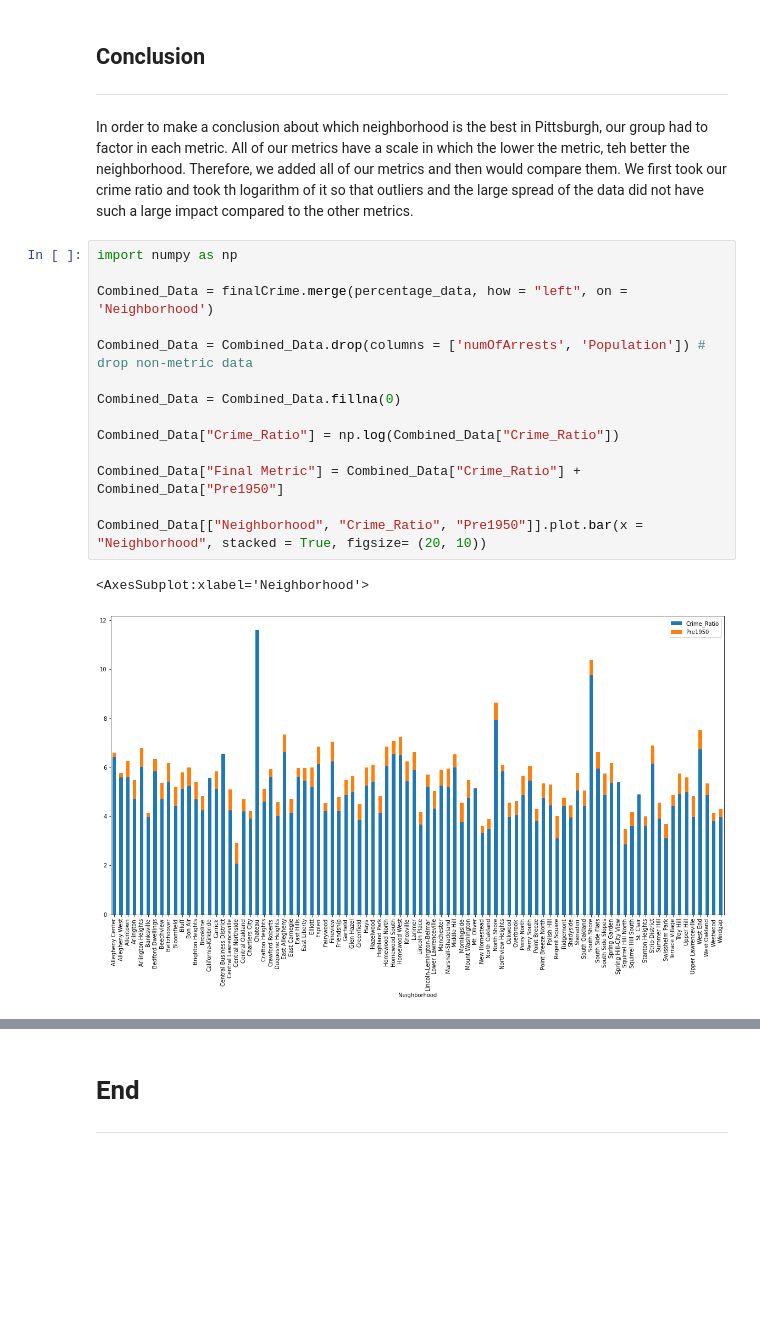
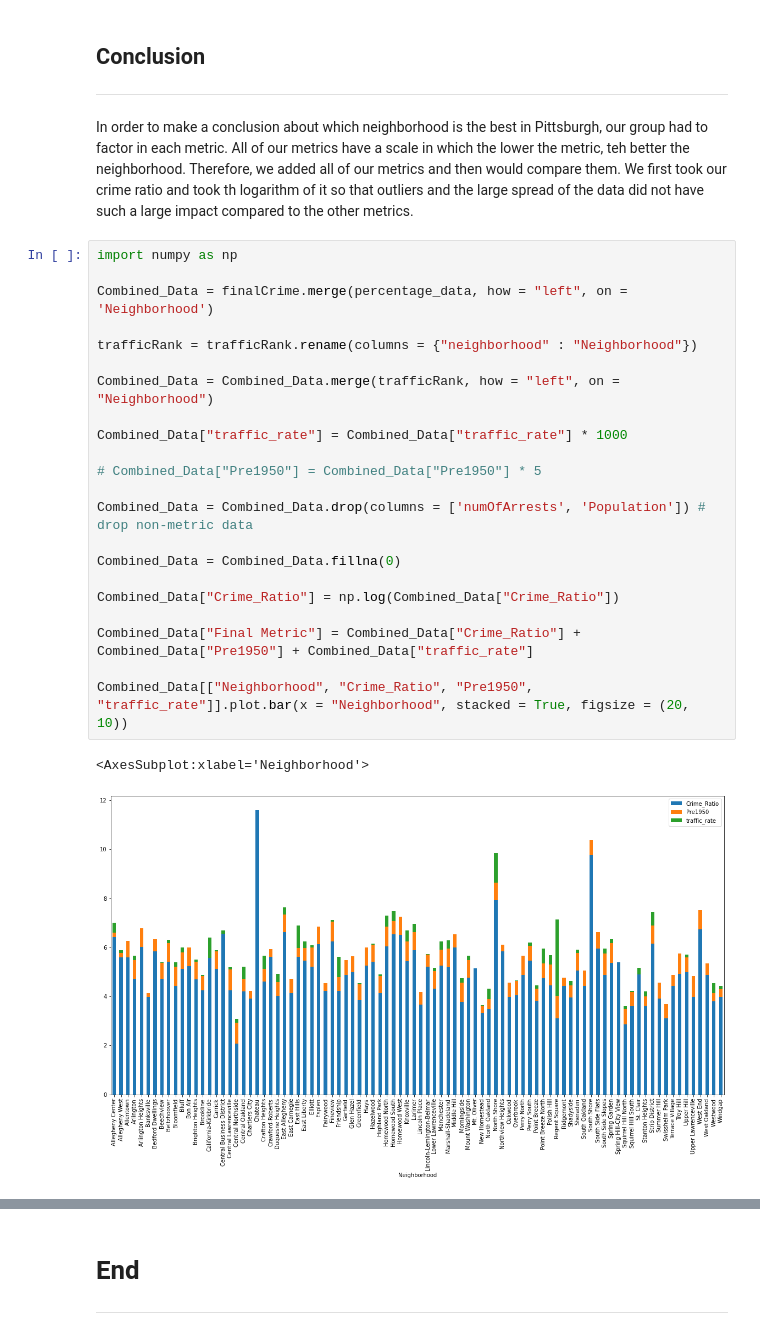
Before and after one commit to songxingyu1118/CMPINF10_Final_Project, a Jupyter notebook: Neighborhoods.ipynb, the cells around one changed output, grey strips where cells are left out. Drawn from its saved outputs; the diff is of its cells as text; blank space fills up the shorter version.

Commit message:
Final Metric Started

```diff
--- a/Neighborhoods.ipynb
+++ b/Neighborhoods.ipynb
@@ -502,20 +479,28 @@ In order to make a conclusion about which neighborhood is the best in Pittsburgh
 # %%
 import numpy as np
 
 Combined_Data = finalCrime.merge(percentage_data, how = "left", on = 'Neighborhood')
+
+trafficRank = trafficRank.rename(columns = {"neighborhood" : "Neighborhood"})
+
+Combined_Data = Combined_Data.merge(trafficRank, how = "left", on = "Neighborhood")
+
+Combined_Data["traffic_rate"] = Combined_Data["traffic_rate"] * 1000
+
+# Combined_Data["Pre1950"] = Combined_Data["Pre1950"] * 5
 
 Combined_Data = Combined_Data.drop(columns = ['numOfArrests', 'Population']) # drop non-metric data
 
 Combined_Data = Combined_Data.fillna(0)
 
 Combined_Data["Crime_Ratio"] = np.log(Combined_Data["Crime_Ratio"])
 
-Combined_Data["Final Metric"] = Combined_Data["Crime_Ratio"] + Combined_Data["Pre1950"]
+Combined_Data["Final Metric"] = Combined_Data["Crime_Ratio"] + Combined_Data["Pre1950"] + Combined_Data["traffic_rate"]
 
-Combined_Data[["Neighborhood", "Crime_Ratio", "Pre1950"]].plot.bar(x = "Neighborhood", stacked = True, figsize= (20, 10))
+Combined_Data[["Neighborhood", "Crime_Ratio", "Pre1950", "traffic_rate"]].plot.bar(x = "Neighborhood", stacked = True, figsize = (20, 10))
 # %% [output]
 <AxesSubplot:xlabel='Neighborhood'>
-[figure, old version]
+[figure, new version]
 # %%
 Combined_Data.sort_values(by = "Final Metric").head()
 # %% [output]
```
Also changed, not shown: parts of 5 cells of this notebook, 1 other file.
